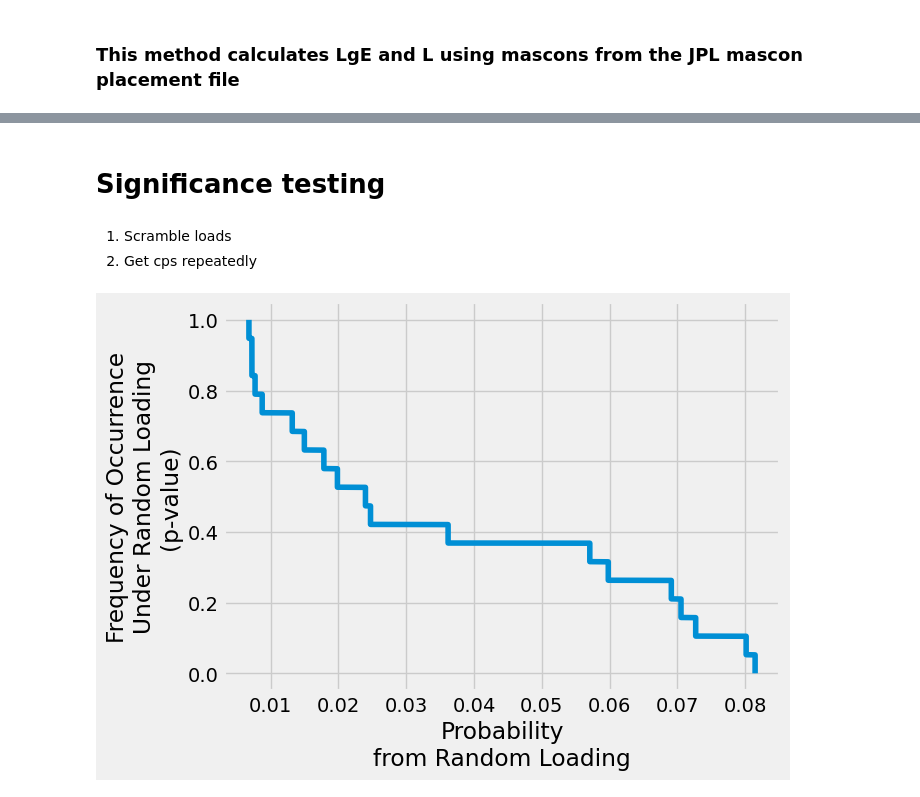
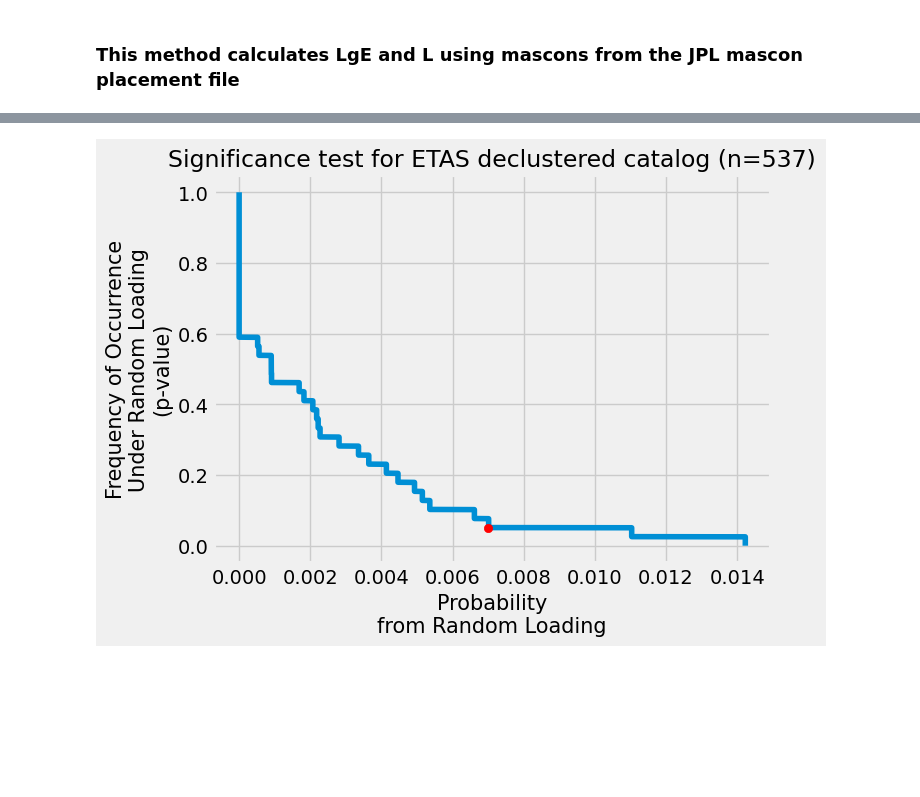
Before and after one commit to amandasyamsul/SLIQ, a Jupyter notebook: SLIQ-by-JPL-mascon.ipynb, the cells around one changed output, grey strips where cells are left out. Cells and saved outputs as stored; diff of their text form; code cells hidden in the pictures; blank space fills up the shorter version.

```diff
--- a/SLIQ-by-JPL-mascon.ipynb
+++ b/SLIQ-by-JPL-mascon.ipynb
@@ -59,10 +58,15 @@ catalog = pd.read_csv('catalog.csv')
 # %% [markdown]
 ###  This method calculates LgE and L using mascons from the JPL mascon placement file
 # %%
+'''
+Calculates conditional probability P(E|L) using loads during earthquakes (LgE) and loads during all time periods (L)
+
+'''
+
 def get_cp(LgE, L):
     cp_list = []
 
-    bins = np.linspace(-20,20,20)
+    bins = np.linspace(-40,40,40)
 
     LgE_hist = np.histogram(LgE, bins=bins, density=True)[0]
     L_hist = np.histogram(L, bins=bins, density=True)[0]
@@ -212,3 +147,5 @@ def calc_square_cp_by_mascon(LgE, L):
+# %%
+circle_cp_averaged, circle_bins = calc_circle_cp_by_mascon(catalog, L_override=None)
 # %%
 # Plot the averaged conditional probabilities
 plt.style.use('fivethirtyeight')
@@ -247,18 +230,17 @@ plt.show()
 # %%
+etas_circle_cp_averaged, etas_circle_bins = calc_circle_cp_by_mascon(etas_declustered, L_override=None)
+
 # Plot the averaged conditional probabilities
 plt.style.use('fivethirtyeight')
 
-# bins = np.linspace(-20,20,len(cp_averaged) + 1) # there is no "set" num of bins since its calculated for each cp, not for cp_averaged
-wid = np.mean(np.diff(bins))
-
-print(len(circle_bins))
-print(len(circle_cp_averaged))
+wid = np.mean(np.diff(etas_circle_bins))
 
 # Create a figure and axis instance
-fig, ax = plt.subplots(dpi=150)
+fig, ax = plt.subplots(dpi=120)
 
 # Plot the bar chart
-ax.bar(circle_bins[:-1], circle_cp_averaged, width=wid, align='edge')
+norm_cp_avg = etas_circle_cp_averaged / ( (1 - np.cos((3 * np.pi / 180) / 2)) / 2 * 4551)
+ax.bar(circle_bins[:-1], norm_cp_avg, width=wid, align='edge')
 
 # Set font size
 fs = 10
@@ -295,30 +262,27 @@ plt.show()
-# %% [markdown]
-# Significance testing
-# %% [markdown]
-1. Scramble loads
-2. Get cps repeatedly
 # %%
 # Flatten the surface load dataset to scramble
 all_grace_data = np.array(ds.lwe_thickness).flatten()
 rng = np.random.default_rng()  # Random number generator
 
-cp_real_distribution = []
-N = 100  # Number of randomizations
+etas_cp_real_distribution = []
+N = 50  # Number of randomizations
 
 # Scramble and calculate cp for each randomization
 for i in tqdm(range(N)):
     scrambled_data = rng.permutation(all_grace_data)
-    circle_cp_averaged, circle_bins = calc_circle_cp_by_mascon(LgE, scrambled_data)
-    cp_real_distribution.extend(circle_cp_averaged)
+    etas_circle_cp_averaged, etas_circle_bins = calc_circle_cp_by_mascon(etas_declustered, L_override=scrambled_data)
+    etas_cp_real_distribution.extend(etas_circle_cp_averaged)
 
-cp_real_distribution = np.array(cp_real_distribution)
+etas_cp_real_distribution = np.array(etas_cp_real_distribution)
 # %%
 # Visualization of significance testing
-sorted_data = np.sort(cp_real_distribution)
+fs=15
+sorted_data = np.sort(etas_cp_real_distribution)
 plt.plot(sorted_data, 1 - np.arange(sorted_data.size) / sorted_data.size)
-# plt.scatter(p10, 0.1, c='r', zorder=29)  # Replace `p10` with your observed value
-plt.ylabel('Frequency of Occurrence\nUnder Random Loading\n(p-value)')
-plt.xlabel('Probability\nfrom Random Loading')
+plt.scatter(0.007, 0.05, c='r', zorder=29)
+plt.ylabel('Frequency of Occurrence\nUnder Random Loading\n(p-value)', fontsize=fs)
+plt.xlabel('Probability\nfrom Random Loading', fontsize=fs)
+plt.title('Significance test for ETAS declustered catalog (n=537)', fontsize=fs+2)
 plt.show()
 # %% [output]
-[figure, old version]
+[figure, new version]
```
Also changed, not shown: parts of 12 cells of this notebook.
